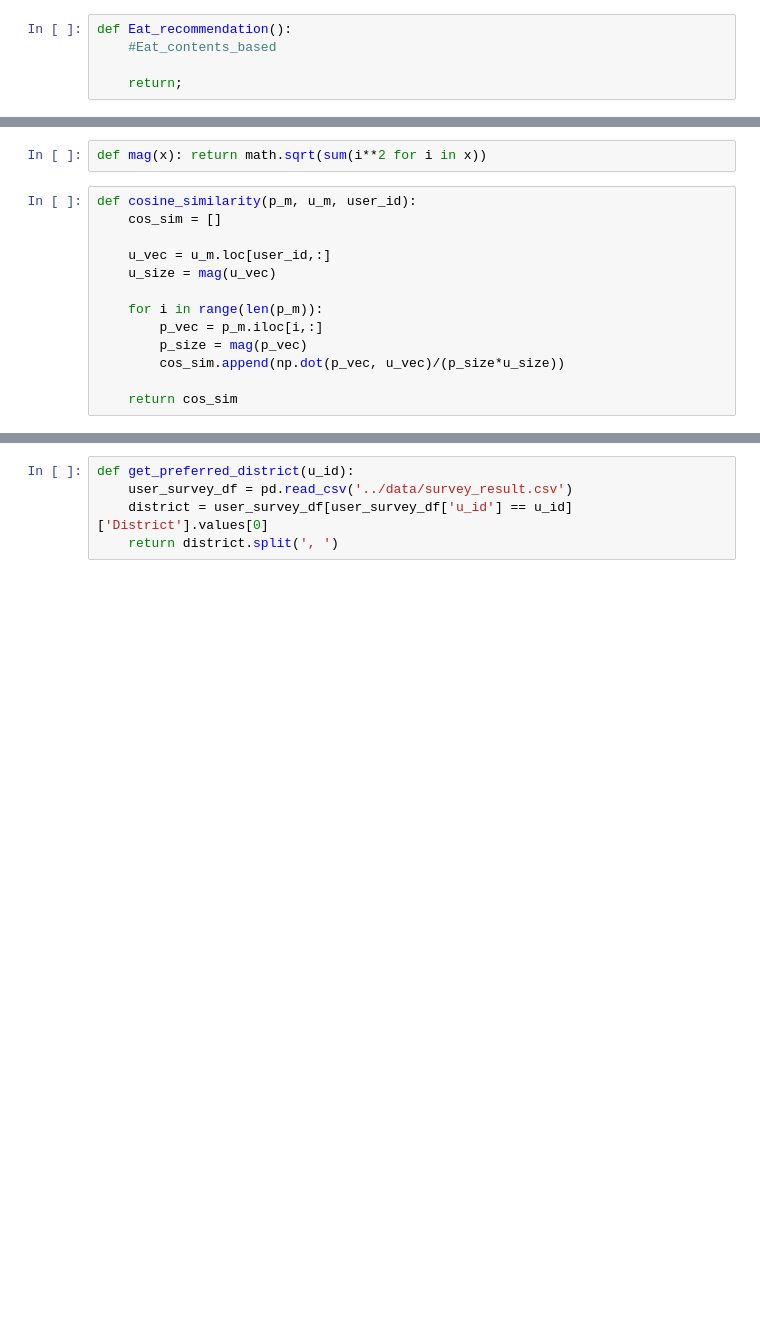
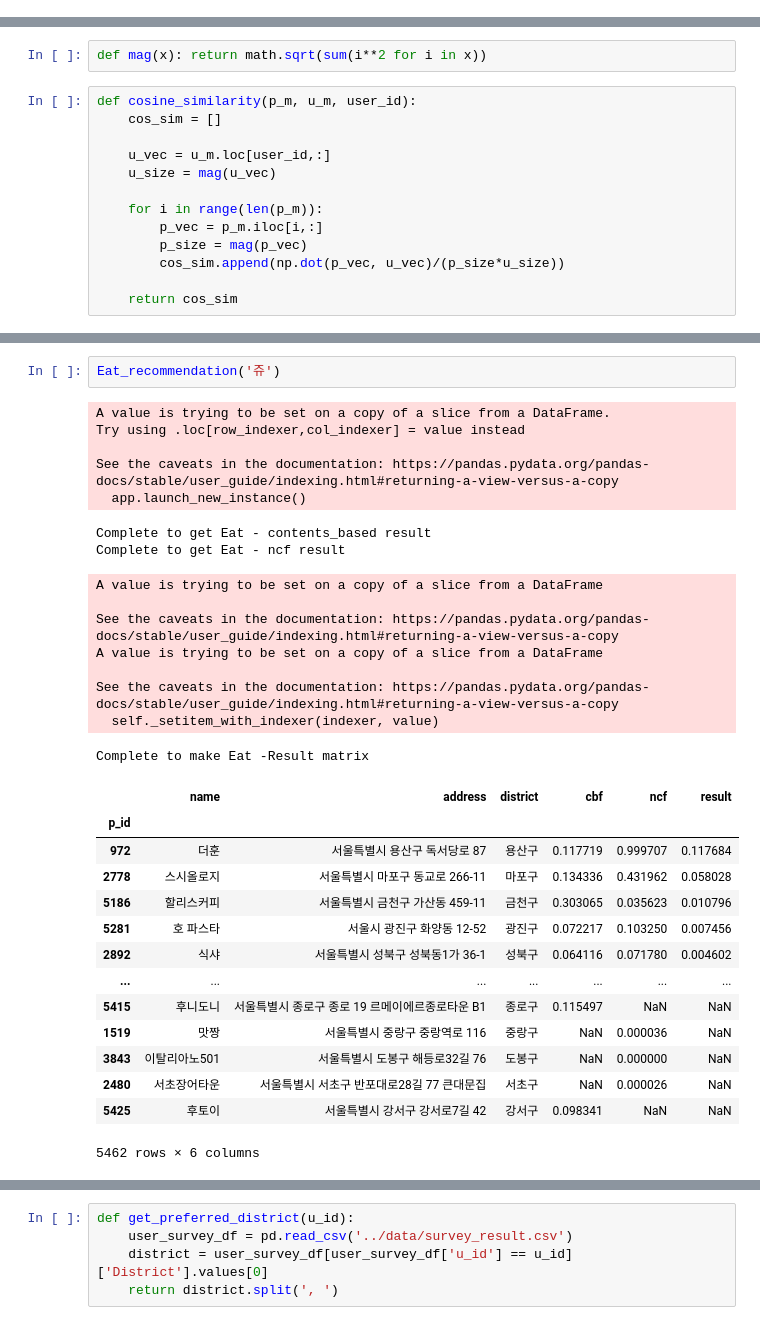
Before and after one commit to DAC-KHUPID/seoul-date-course-recommendation, a Jupyter notebook: source/common/source/Result.ipynb, the cells around one changed output, grey strips where cells are left out. Cells and saved outputs as stored; diff of their text form; blank space fills up the shorter version.

Commit message:
rz: Result 쥬피터 파일 최종본 업로드

```diff
--- a/source/common/source/Result.ipynb
+++ b/source/common/source/Result.ipynb
@@ -6,8 +6,3 @@ import cornac.models.recommender as cmr
 import math
 # %% [output]
 Using TensorFlow backend.
-# %%
-def Eat_recommendation():
-    #Eat_contents_based
-
-    return;
@@ -75,0 +68,32 @@ def cosine_similarity(p_m, u_m, user_id):
+# %%
+Eat_recommendation('쥬')
+# %% [output]
+A value is trying to be set on a copy of a slice from a DataFrame.
+Try using .loc[row_indexer,col_indexer] = value instead
+
+See the caveats in the documentation: https://pandas.pydata.org/pandas-docs/stable/user_guide/indexing.html#returning-a-view-versus-a-copy
+  app.launch_new_instance()
+Complete to get Eat - contents_based result
+Complete to get Eat - ncf result
+A value is trying to be set on a copy of a slice from a DataFrame
+
+See the caveats in the documentation: https://pandas.pydata.org/pandas-docs/stable/user_guide/indexing.html#returning-a-view-versus-a-copy
+A value is trying to be set on a copy of a slice from a DataFrame
+
+See the caveats in the documentation: https://pandas.pydata.org/pandas-docs/stable/user_guide/indexing.html#returning-a-view-versus-a-copy
+  self._setitem_with_indexer(indexer, value)
+Complete to make Eat -Result matrix
+|  | name | address | district | cbf | ncf | result |
+| p_id |  |  |  |  |  |  |
+| 972 | 더훈 | 서울특별시 용산구 독서당로 87 | 용산구 | 0.117719 | 0.999707 | 0.117684 |
+| 2778 | 스시올로지 | 서울특별시 마포구 동교로 266-11 | 마포구 | 0.134336 | 0.431962 | 0.058028 |
+| 5186 | 할리스커피 | 서울특별시 금천구 가산동 459-11 | 금천구 | 0.303065 | 0.035623 | 0.010796 |
+| 5281 | 호 파스타 | 서울시 광진구 화양동 12-52 | 광진구 | 0.072217 | 0.103250 | 0.007456 |
+| 2892 | 식샤 | 서울특별시 성북구 성북동1가 36-1 | 성북구 | 0.064116 | 0.071780 | 0.004602 |
+| ... | ... | ... | ... | ... | ... | ... |
+| 5415 | 후니도니 | 서울특별시 종로구 종로 19 르메이에르종로타운 B1 | 종로구 | 0.115497 | NaN | NaN |
+| 1519 | 맛짱 | 서울특별시 중랑구 중랑역로 116 | 중랑구 | NaN | 0.000036 | NaN |
+| 3843 | 이탈리아노501 | 서울특별시 도봉구 해등로32길 76 | 도봉구 | NaN | 0.000000 | NaN |
+| 2480 | 서초장어타운 | 서울특별시 서초구 반포대로28길 77 큰대문집 | 서초구 | NaN | 0.000026 | NaN |
+| 5425 | 후토이 | 서울특별시 강서구 강서로7길 42 | 강서구 | 0.098341 | NaN | NaN |
+5462 rows × 6 columns
```
Also changed, not shown: parts of 10 cells of this notebook, 7 other files.
